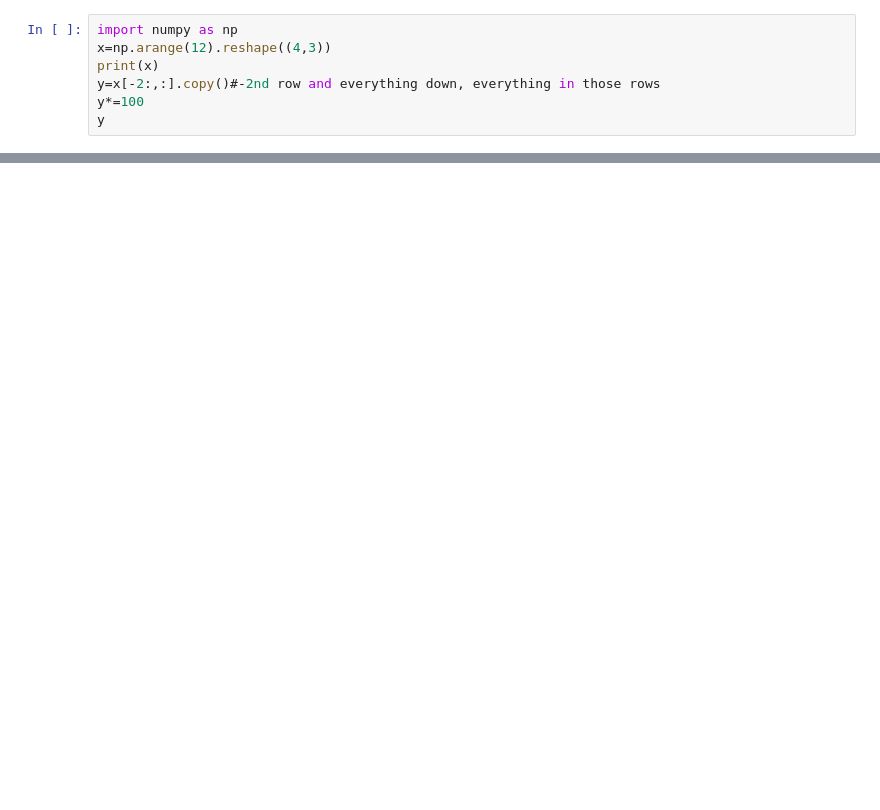
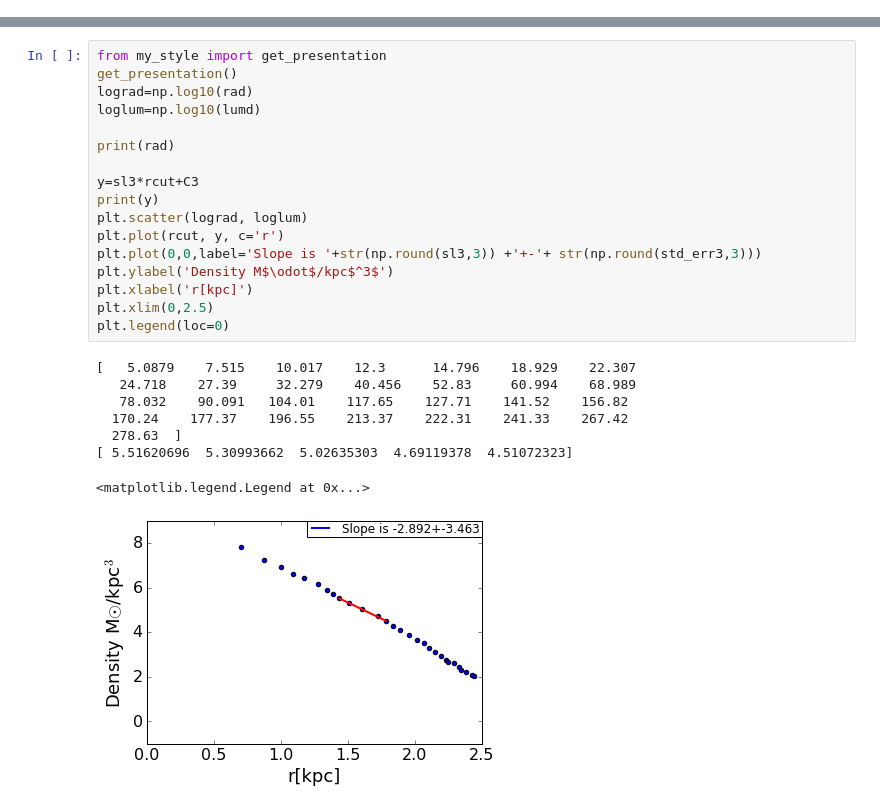
Before and after one commit to anewmark/galaxy_dark_matter, a Jupyter notebook: testing doc.ipynb, the cells around one changed output, grey strips where cells are left out. Drawn from its saved outputs; the diff is of its cells as text; blank space fills up the shorter version.

```diff
--- a/testing doc.ipynb
+++ b/testing doc.ipynb
@@ -1,7 +0,0 @@
-# %%
-import numpy as np
-x=np.arange(12).reshape((4,3))
-print(x)
-y=x[-2:,:].copy()#-2nd row and everything down, everything in those rows
-y*=100
-y
@@ -89,0 +71,26 @@ SyntaxError: unexpected EOF while parsing (<ipython-input-148-8b0234ffe533>, lin
+# %%
+from my_style import get_presentation
+get_presentation()
+lograd=np.log10(rad)
+loglum=np.log10(lumd)
+
+print(rad)
+
+y=sl3*rcut+C3
+print(y)
+plt.scatter(lograd, loglum)
+plt.plot(rcut, y, c='r')
+plt.plot(0,0,label='Slope is '+str(np.round(sl3,3)) +'+-'+ str(np.round(std_err3,3)))
+plt.ylabel('Density M$\odot$/kpc$^3$')
+plt.xlabel('r[kpc]')
+plt.xlim(0,2.5)
+plt.legend(loc=0)
+# %% [output]
+[   5.0879    7.515    10.017    12.3      14.796    18.929    22.307
+   24.718    27.39     32.279    40.456    52.83     60.994    68.989
+   78.032    90.091   104.01    117.65    127.71    141.52    156.82
+  170.24    177.37    196.55    213.37    222.31    241.33    267.42
+  278.63  ]
+[ 5.51620696  5.30993662  5.02635303  4.69119378  4.51072323]
+<matplotlib.legend.Legend at 0x...>
+[figure, added]
```
Also changed, not shown: parts of 14 cells of this notebook, 21 other files.
